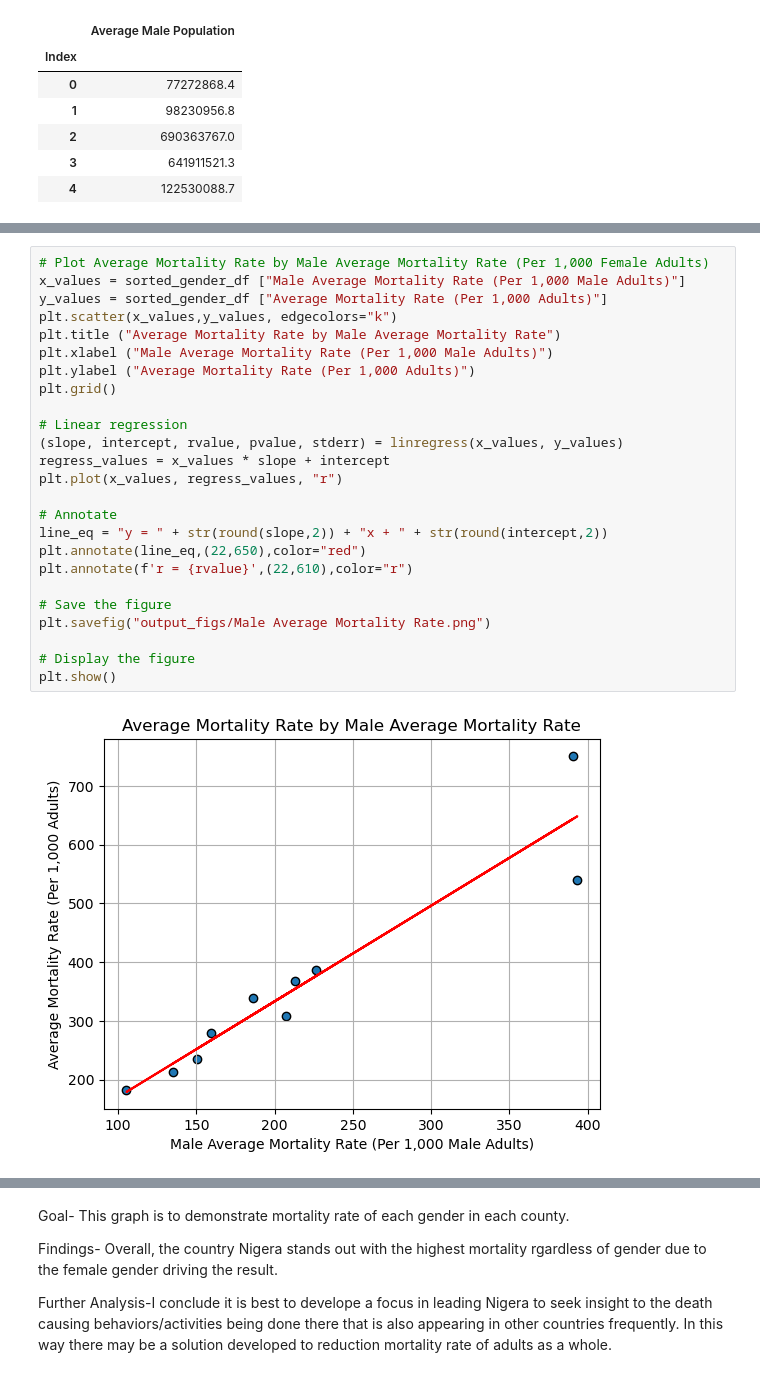
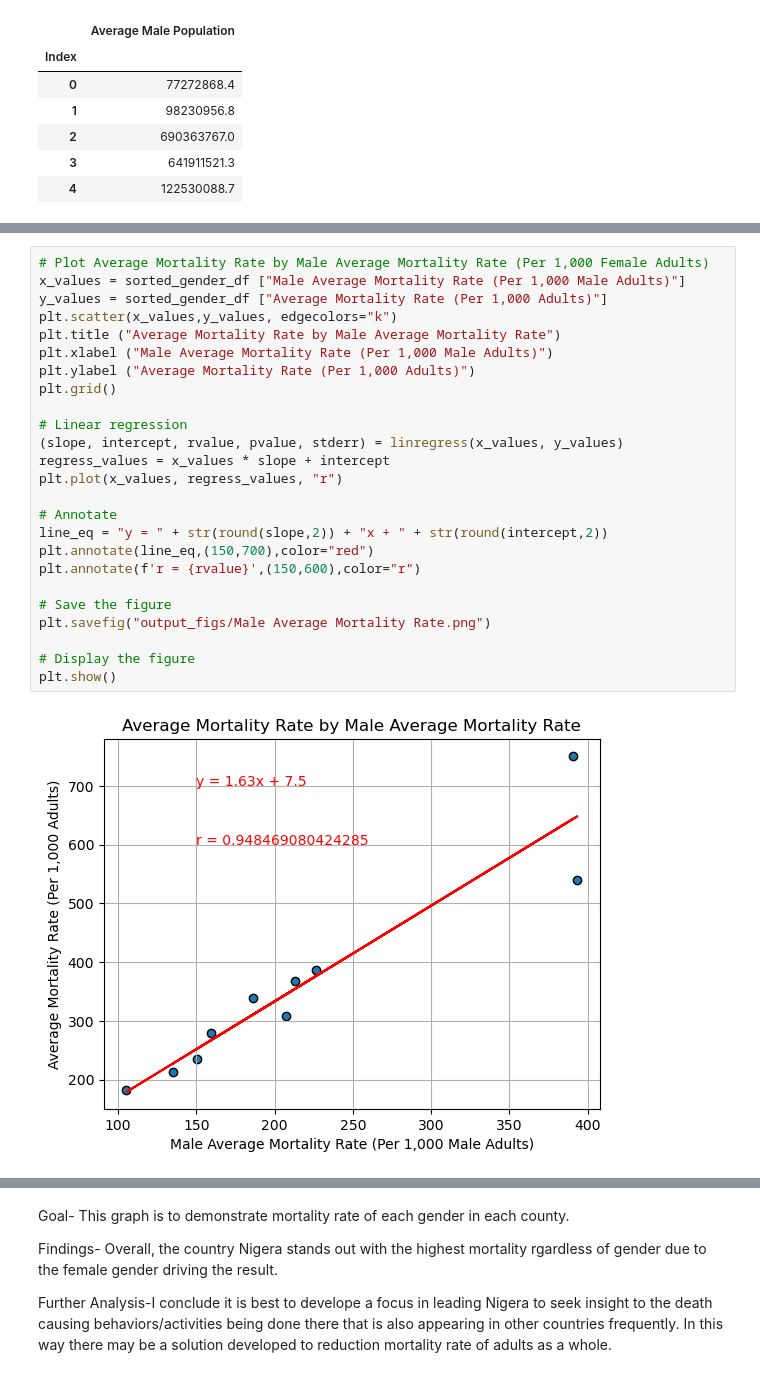
Before and after one commit to ralphy32/project_1, a Jupyter notebook: project1.ipynb, the cells around one changed output, grey strips where cells are left out. Cells and saved outputs as stored; diff of their text form.

```diff
--- a/project1.ipynb
+++ b/project1.ipynb
@@ -370,30 +370,30 @@ Further Analysis- With the female r-value obtained there is intrest to compare i
 # %%
 # Plot Average Mortality Rate by Male Average Mortality Rate (Per 1,000 Female Adults)
 x_values = sorted_gender_df ["Male Average Mortality Rate (Per 1,000 Male Adults)"]
 y_values = sorted_gender_df ["Average Mortality Rate (Per 1,000 Adults)"]
 plt.scatter(x_values,y_values, edgecolors="k")
 plt.title ("Average Mortality Rate by Male Average Mortality Rate")
 plt.xlabel ("Male Average Mortality Rate (Per 1,000 Male Adults)")
 plt.ylabel ("Average Mortality Rate (Per 1,000 Adults)")
 plt.grid()
 
 # Linear regression
 (slope, intercept, rvalue, pvalue, stderr) = linregress(x_values, y_values)
 regress_values = x_values * slope + intercept
 plt.plot(x_values, regress_values, "r")
 
 # Annotate
 line_eq = "y = " + str(round(slope,2)) + "x + " + str(round(intercept,2))
-plt.annotate(line_eq,(22,650),color="red")
-plt.annotate(f'r = {rvalue}',(22,610),color="r")
+plt.annotate(line_eq,(150,700),color="red")
+plt.annotate(f'r = {rvalue}',(150,600),color="r")
 
 # Save the figure
 plt.savefig("output_figs/Male Average Mortality Rate.png")
 
 # Display the figure
 plt.show()
 # %% [output]
-[figure, old version]
+[figure, new version]
 # %% [markdown]
 ###Analysis
 Goal- This graph is to demonstrate the relationsship of male mortaltiy as it relates to adult deaths.
```
Also changed, not shown: parts of 15 cells of this notebook.
